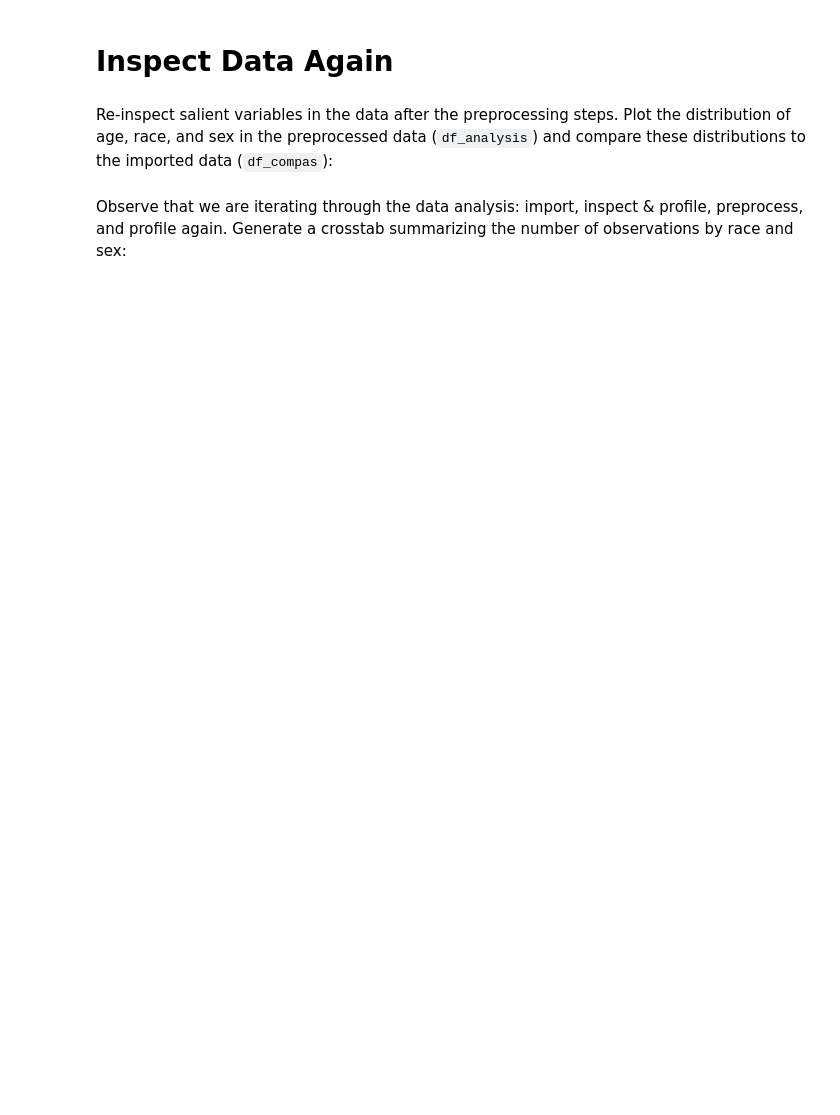
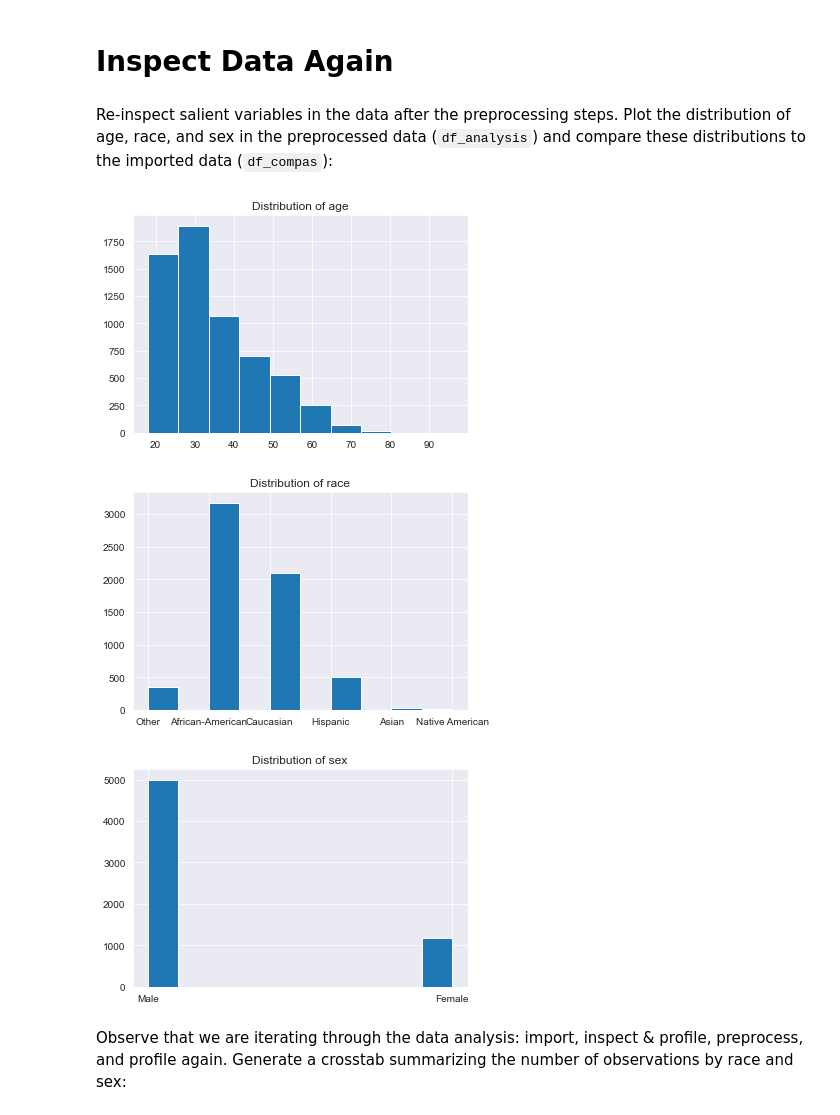
Before and after one commit to yihaozhong/Data_Fairness_Project, a Jupyter notebook: lab_1_student.ipynb, the cells around one changed output. Saved outputs shown, nothing was run; the diff lists cells and outputs as text; code cells hidden in the pictures; blank space fills up the shorter version.

```diff
--- a/lab_1_student.ipynb
+++ b/lab_1_student.ipynb
@@ -159,6 +205,15 @@ Re-inspect salient variables in the data after the preprocessing steps. Plot the
 # %%
 # TODO: write code to plot the distribution of age, race, and sex in
 # the df_analysis data
+
+for i in ['age', 'race', 'sex']:
+    plt.figure()
+    plt.title("Distribution of " + i)
+    plt.hist(df_analysis[i])
+# %% [output]
+[figure, added]
+[figure, added]
+[figure, added]
 # %% [markdown]
 Observe that we are iterating through the data analysis: import, inspect & profile, preprocess, and profile again. Generate a crosstab summarizing the number of observations by race and sex:
 # %%
```
Also changed, not shown: parts of 18 cells of this notebook.
